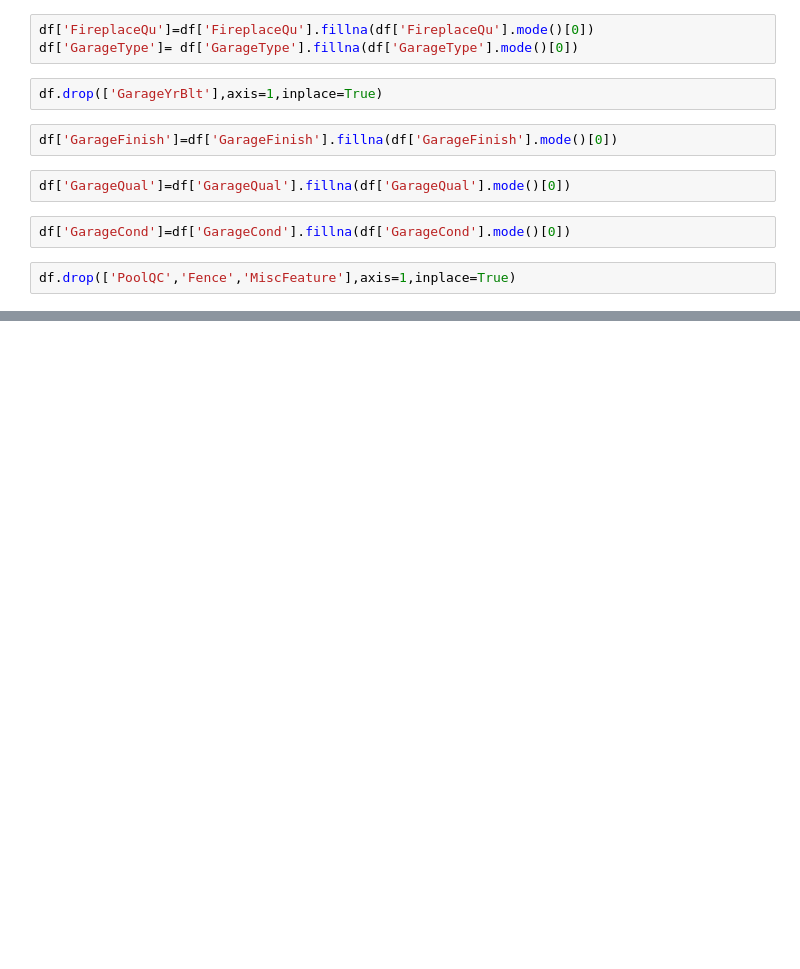
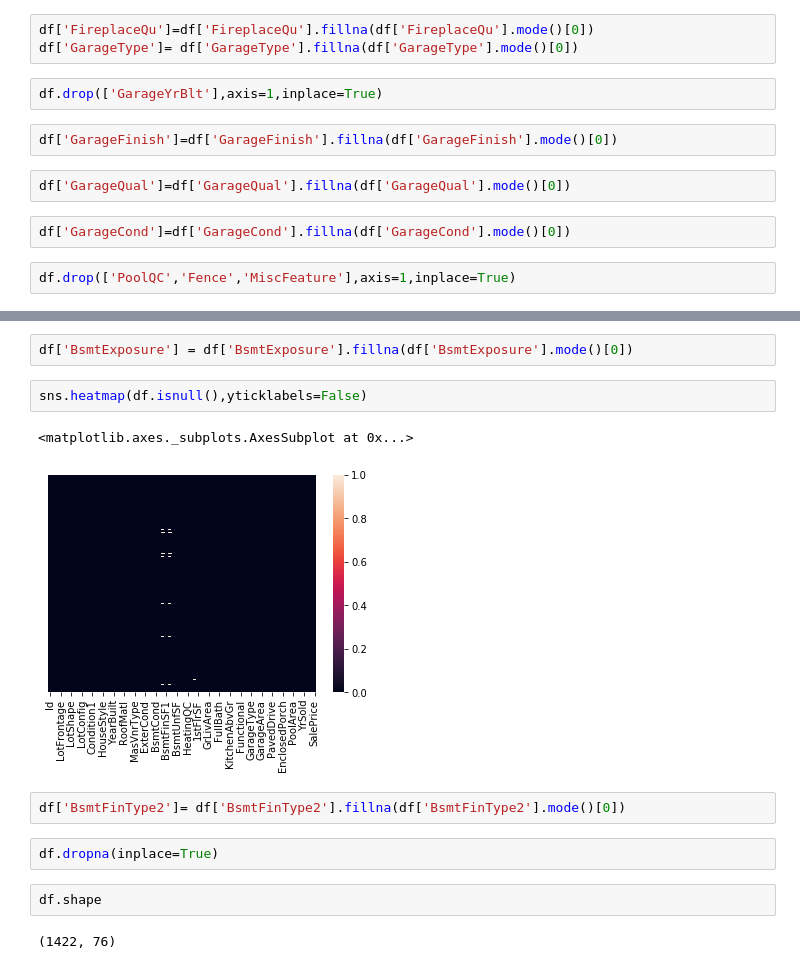
Before and after one commit to Asmi4/DataSciencePractice, a Jupyter notebook: House_Prices.ipynb, the cells around one changed output, grey strips where cells are left out. Cells and saved outputs as stored; diff of their text form; blank space fills up the shorter version.

```diff
--- a/House_Prices.ipynb
+++ b/House_Prices.ipynb
@@ -130,0 +163,15 @@ df.drop(['PoolQC','Fence','MiscFeature'],axis=1,inplace=True)
+# %%
+df['BsmtExposure'] = df['BsmtExposure'].fillna(df['BsmtExposure'].mode()[0])
+# %%
+sns.heatmap(df.isnull(),yticklabels=False)
+# %% [output]
+<matplotlib.axes._subplots.AxesSubplot at 0x...>
+[figure, added]
+# %%
+df['BsmtFinType2']= df['BsmtFinType2'].fillna(df['BsmtFinType2'].mode()[0])
+# %%
+df.dropna(inplace=True)
+# %%
+df.shape
+# %% [output]
+(1422, 76)
```
Also changed, not shown: parts of 9 cells of this notebook.
